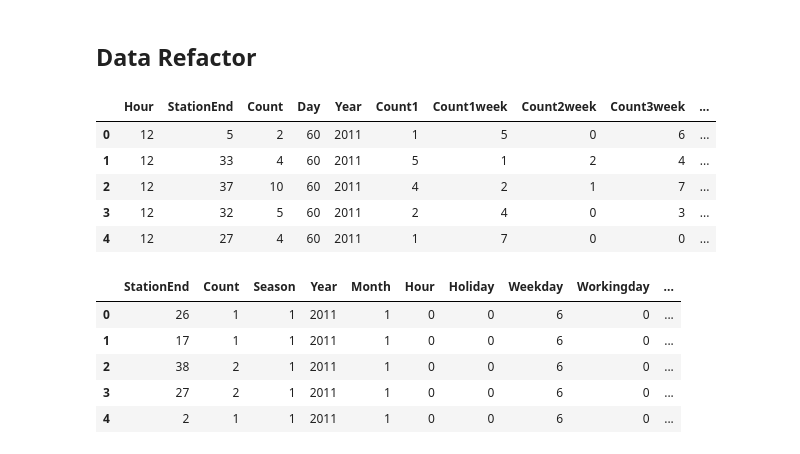
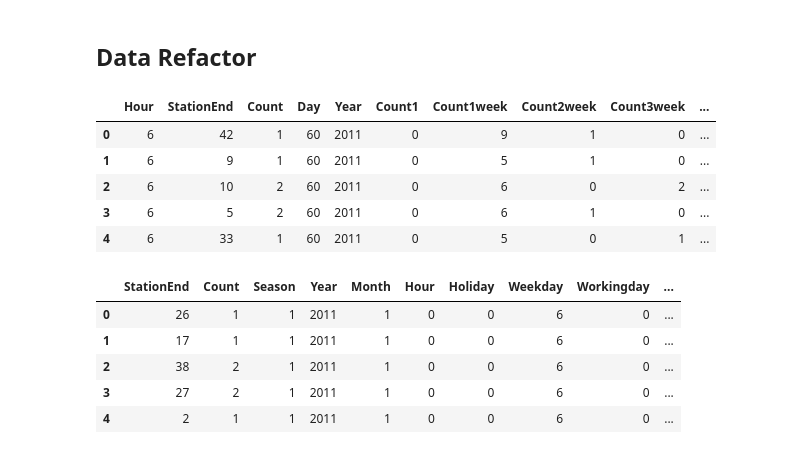
Before and after one commit to FlipGoncalves/BikeSharingDeepLearning, a Jupyter notebook: lstmStations.ipynb, the cells around one changed output. Saved outputs shown, nothing was run; the diff lists cells and outputs as text; code cells hidden in the pictures.

```diff
--- a/lstmStations.ipynb
+++ b/lstmStations.ipynb
@@ -30,17 +30,17 @@ To enable them in other operations, rebuild TensorFlow with the appropriate comp
 # %% [markdown]
 ## Data Refactor
 # %%
-training_data = pd.read_csv("./RegressionDatasets/training.csv").drop(columns=["Unnamed: 0"])
-testing_data = pd.read_csv("./RegressionDatasets/testing.csv").drop(columns=["Unnamed: 0"])
+training_data = pd.read_csv("./StationsDatasets/training.csv").drop(columns=["Unnamed: 0"])
+testing_data = pd.read_csv("./StationsDatasets/testing.csv").drop(columns=["Unnamed: 0"])
 
 training_data.head()
 # %% [output]
 |  | Hour | StationEnd | Count | Day | Year | Count1 | Count1week | Count2week | Count3week | ... |
-| 0 | 12 | 5 | 2 | 60 | 2011 | 1 | 5 | 0 | 6 | ... |
-| 1 | 12 | 33 | 4 | 60 | 2011 | 5 | 1 | 2 | 4 | ... |
-| 2 | 12 | 37 | 10 | 60 | 2011 | 4 | 2 | 1 | 7 | ... |
-| 3 | 12 | 32 | 5 | 60 | 2011 | 2 | 4 | 0 | 3 | ... |
-| 4 | 12 | 27 | 4 | 60 | 2011 | 1 | 7 | 0 | 0 | ... |
+| 0 | 6 | 42 | 1 | 60 | 2011 | 0 | 9 | 1 | 0 | ... |
+| 1 | 6 | 9 | 1 | 60 | 2011 | 0 | 5 | 1 | 0 | ... |
+| 2 | 6 | 10 | 2 | 60 | 2011 | 0 | 6 | 0 | 2 | ... |
+| 3 | 6 | 5 | 2 | 60 | 2011 | 0 | 6 | 1 | 0 | ... |
+| 4 | 6 | 33 | 1 | 60 | 2011 | 0 | 5 | 0 | 1 | ... |
 # %%
 trips = pd.read_csv("./CSVFiles/datatrips.csv").drop(columns=["Unnamed: 0"])
 
```
Also changed, not shown: parts of 24 cells of this notebook, 2 other files.
